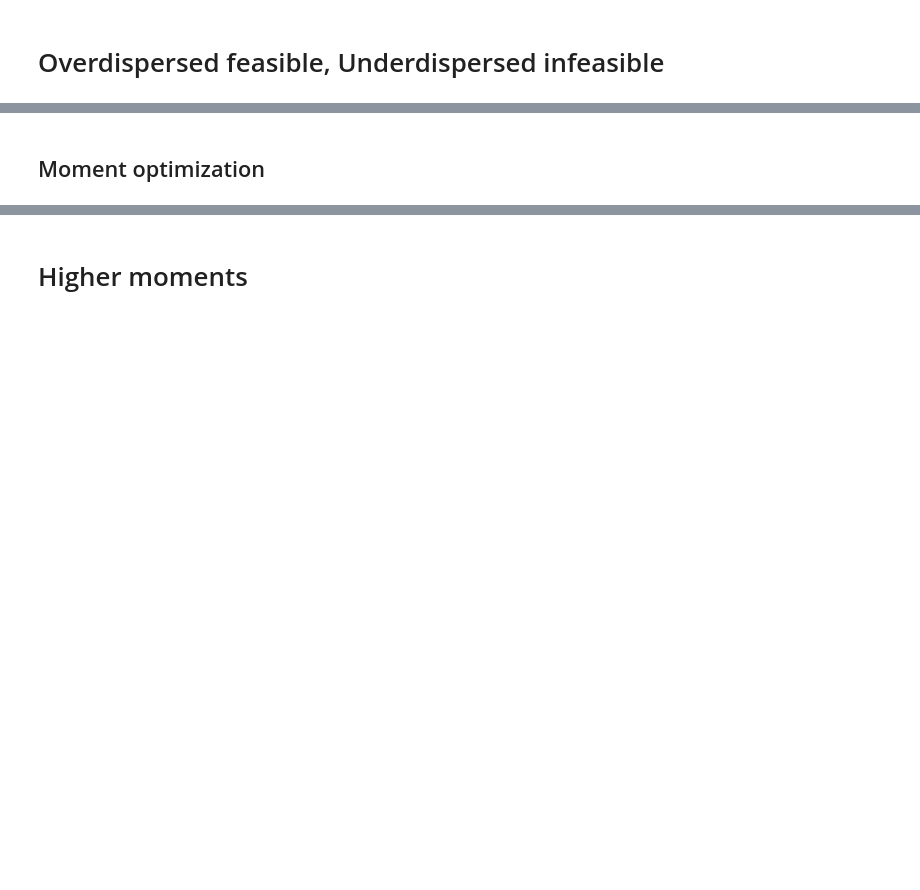
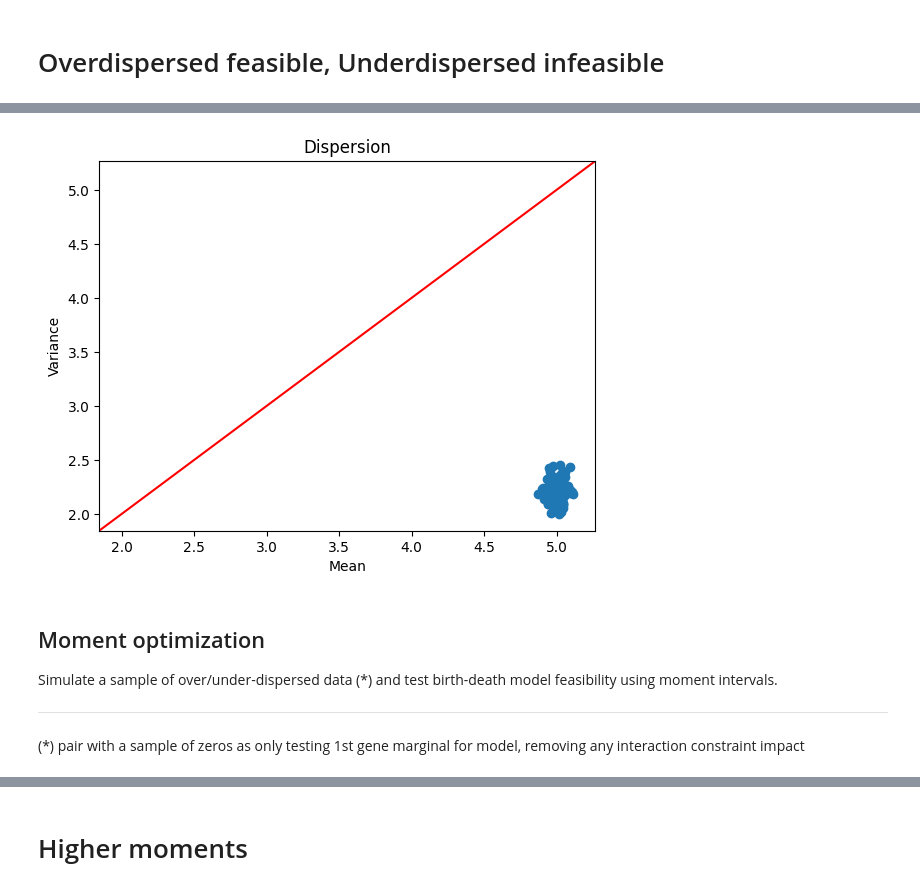
Before and after one commit to willjgh/M5R, a Jupyter notebook: Interaction/Moment-Experiments/dispersion_test.ipynb, the cells around one changed output, grey strips where cells are left out. Saved outputs shown, nothing was run; the diff lists cells and outputs as text; code cells hidden in the pictures; blank space fills up the shorter version.

```diff
--- a/Interaction/Moment-Experiments/dispersion_test.ipynb
+++ b/Interaction/Moment-Experiments/dispersion_test.ipynb
@@ -82,2 +163,13 @@ plt.legend()
+# %%
+# underdispersion
+plot_dispersion(5, -0.5, 20, 1000, 100, True)
+# %% [output]
+[figure, added]
 # %% [markdown]
 ## Moment optimization
+
+Simulate a sample of over/under-dispersed data (*) and test birth-death model feasibility using moment intervals.
+
+___
+
+(*) pair with a sample of zeros as only testing 1st gene marginal for model, removing any interaction constraint impact
```
Also changed, not shown: parts of 20 cells of this notebook.
